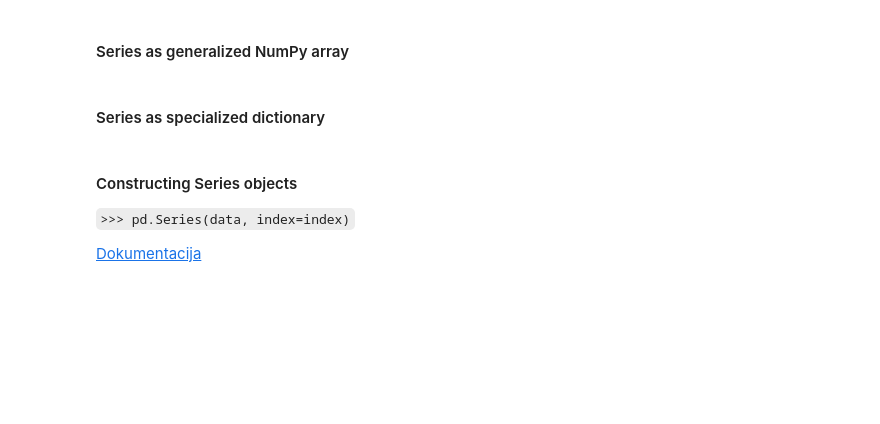
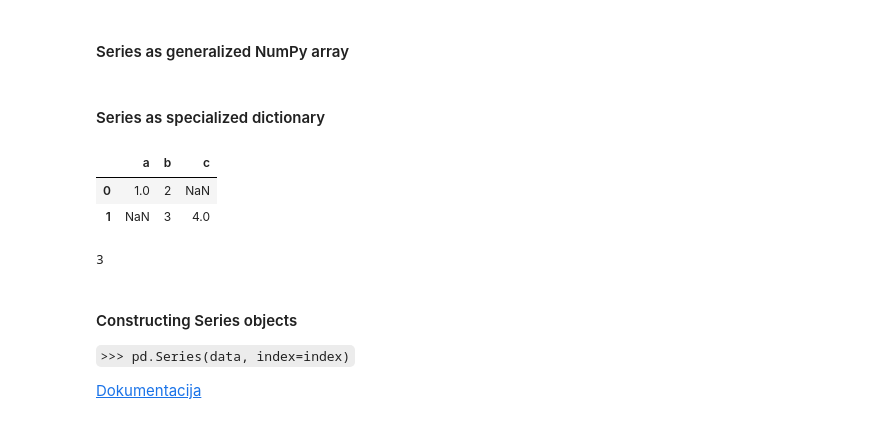
Before and after one commit to evgenursic/python_analitika, a Jupyter notebook: teden_03/03_teden_pandas_clean.ipynb, the cells around one changed output. Saved outputs shown, nothing was run; the diff lists cells and outputs as text; code cells hidden in the pictures; blank space fills up the shorter version.

```diff
--- a/teden_03/03_teden_pandas_clean.ipynb
+++ b/teden_03/03_teden_pandas_clean.ipynb
@@ -57,6 +77,44 @@ import pandas as pd
 #### Series as generalized NumPy array
 # %% [markdown]
 #### Series as specialized dictionary
+# %%
+population_dict = {'California' : 383352256,
+            'Texas' : 245578987,
+            'New York' : 789635412,
+            'Florida' : 123365478,
+            'Illonois' : 658896234}
+population = pd.Series(population_dict)
+#print(population)
+#print()
+area_dict = {'California' : 123456789,
+            'Texas' : 321654987,
+            'New York' : 564897231,
+            'Florida' : 456789123,
+            'Illonois' : 963852741}
+area = pd.Series(area_dict)
+#print(area)
+#print()
+
+states = pd.DataFrame({'population' : population,'area' : area})
+#states
+#type(states)
+#states.index
+#states.values
+#states.columns
+pd.DataFrame(population, columns = ['columns'])
+pd.DataFrame(np.random.rand(3,2),
+            columns = ['foo', 'bar'],
+            index = ['a','b','c'])
+pd.DataFrame([{'a':1, 'b':2}, {'b':3, 'c':4}])
+# %% [output]
+|  | a | b | c |
+| 0 | 1.0 | 2 | NaN |
+| 1 | NaN | 3 | 4.0 |
+# %%
+ind = pd.index=[2,3,5,7,12]
+ind[1]
+# %% [output]
+3
 # %% [markdown]
 #### Constructing Series objects
 
```
Also changed, not shown: parts of 5 cells of this notebook, 1 other file.
